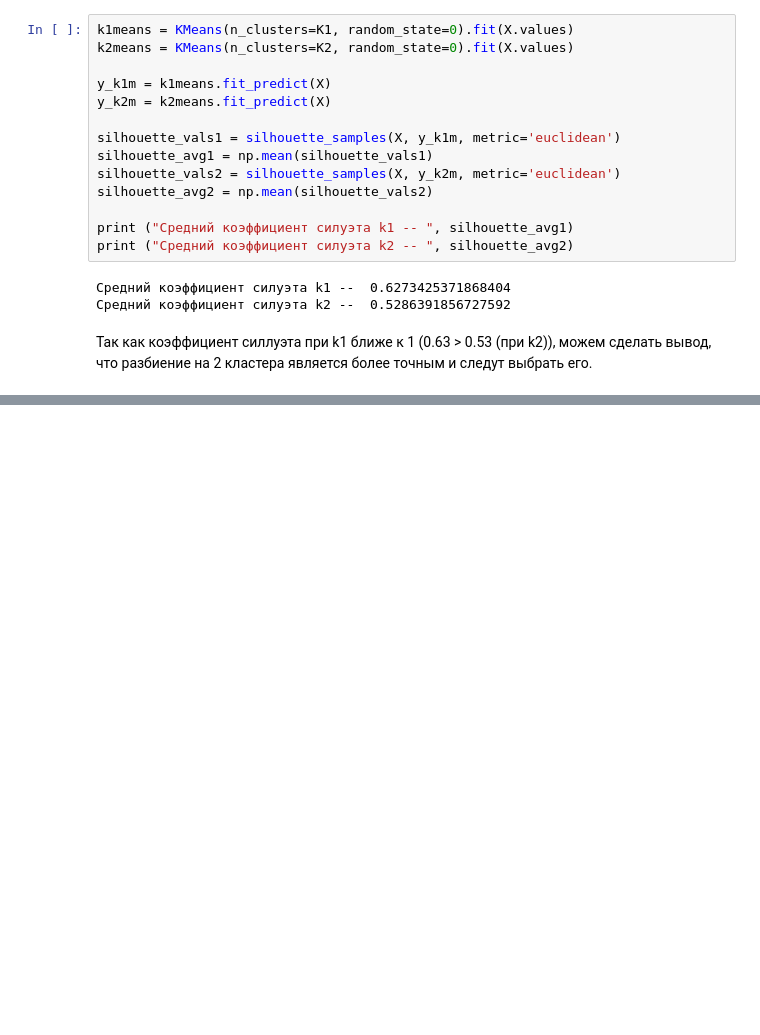
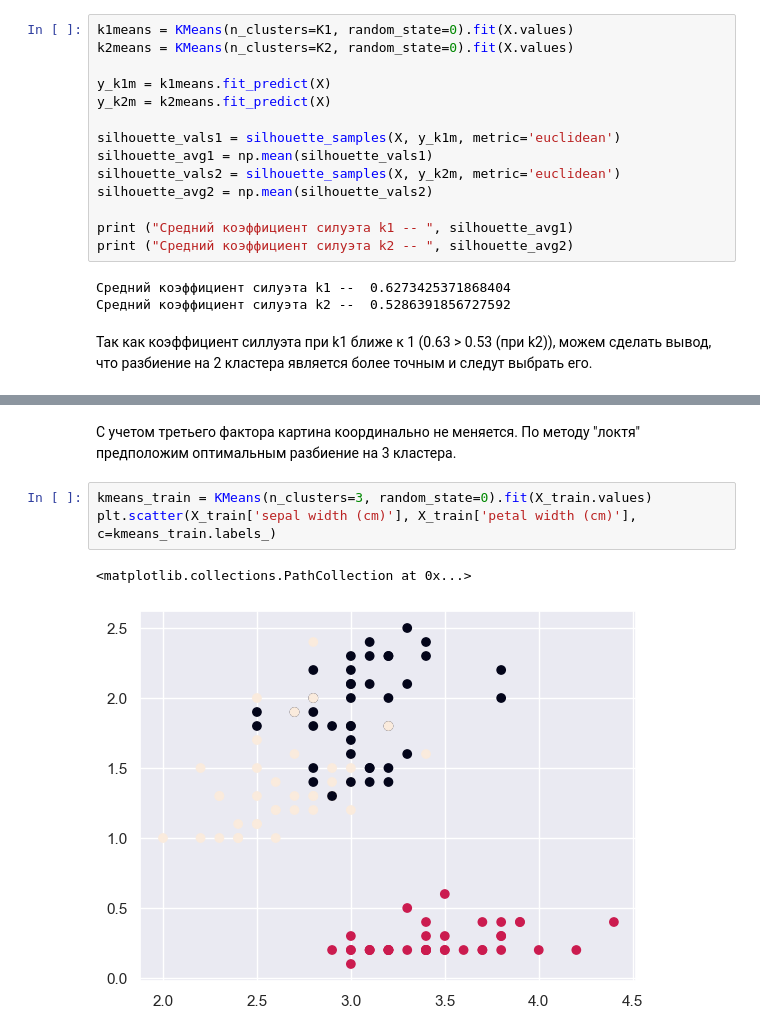
Before and after one commit to GregValdemarov/SUM_PMI3-1_ML, a Jupyter notebook: Semester2/Labs/Lab1.ipynb, the cells around one changed output, grey strips where cells are left out. Cells and saved outputs as stored; diff of their text form; blank space fills up the shorter version.

```diff
--- a/Semester2/Labs/Lab1.ipynb
+++ b/Semester2/Labs/Lab1.ipynb
@@ -123,0 +151,8 @@ print ("Средний коэффициент силуэта k2 -- ", silhouette
+# %% [markdown]
+С учетом третьего фактора картина координально не меняется. По методу "локтя" предположим оптимальным разбиение на 3 кластера.
+# %%
+kmeans_train = KMeans(n_clusters=3, random_state=0).fit(X_train.values)
+plt.scatter(X_train['sepal width (cm)'], X_train['petal width (cm)'], c=kmeans_train.labels_)
+# %% [output]
+<matplotlib.collections.PathCollection at 0x...>
+[figure, added]
```
Also changed, not shown: parts of 9 cells of this notebook.
